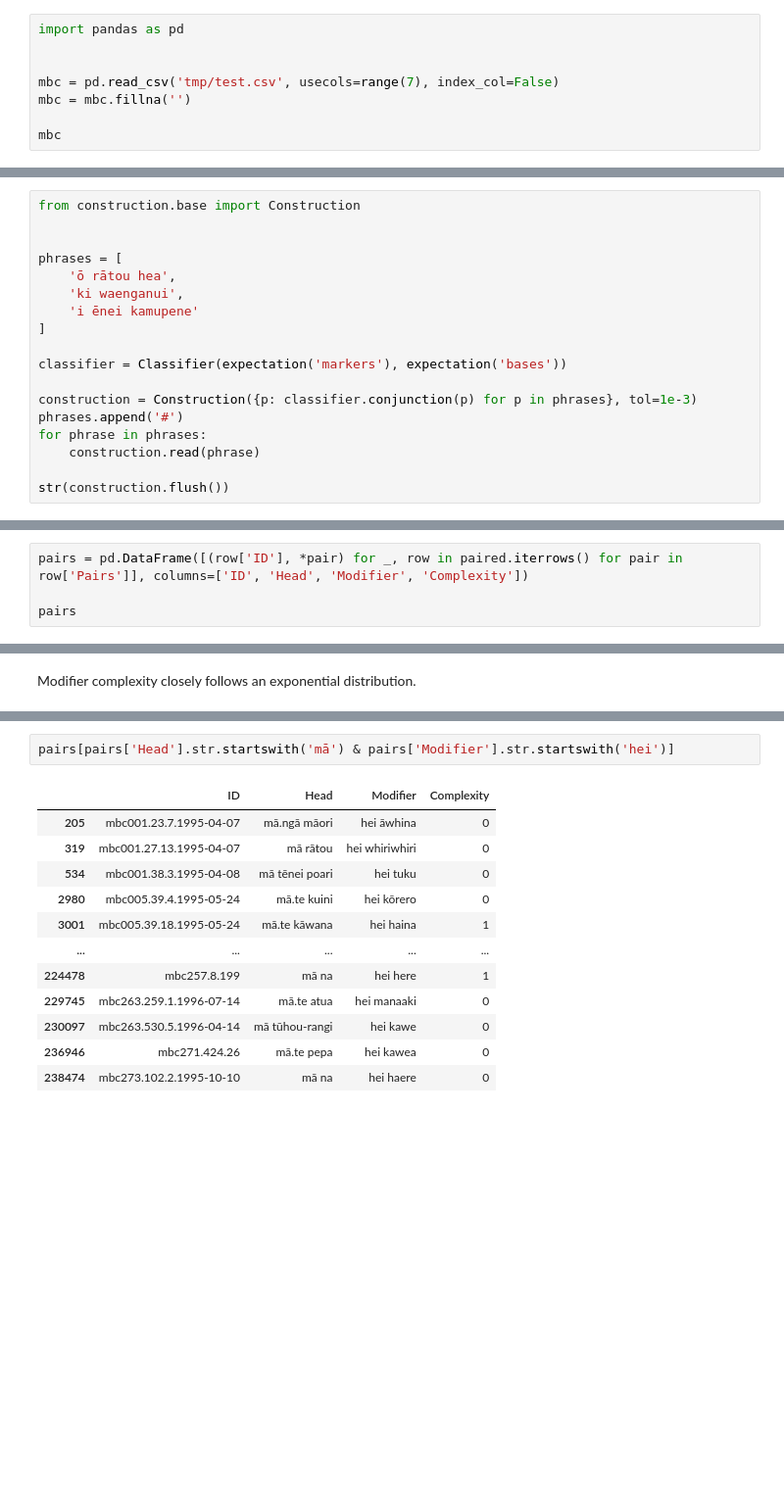
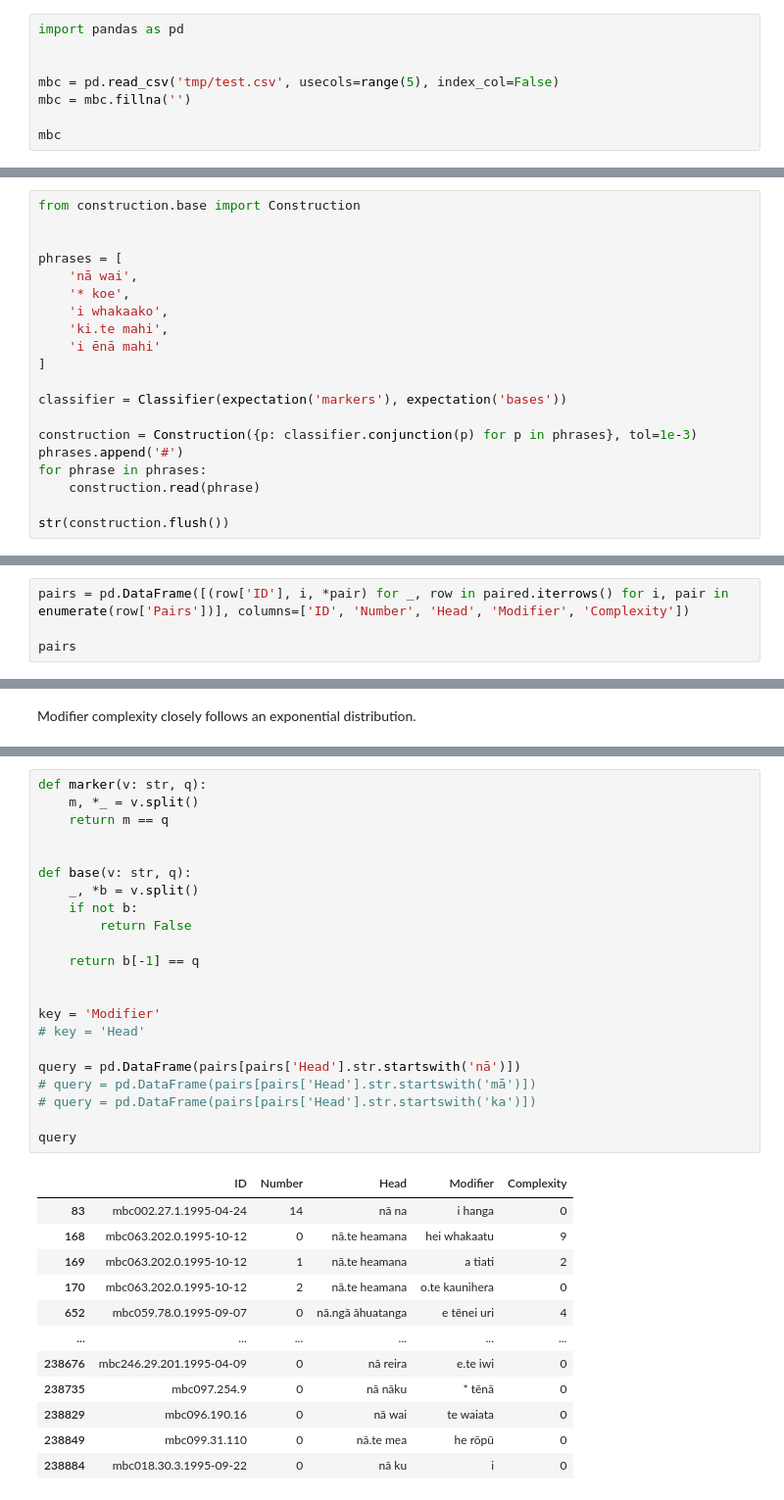
Before and after one commit to connor-taylorbrown/trm-parser, a Jupyter notebook: constructions.ipynb, the cells around one changed output, grey strips where cells are left out. Shown: that part at 98% size. Cells and saved outputs as stored; diff of their text form; blank space fills up the shorter version.

```diff
--- a/constructions.ipynb
+++ b/constructions.ipynb
@@ -2,7 +2,7 @@
 import pandas as pd
 
 
-mbc = pd.read_csv('tmp/test.csv', usecols=range(7), index_col=False)
+mbc = pd.read_csv('tmp/test.csv', usecols=range(5), index_col=False)
 mbc = mbc.fillna('')
 
 mbc
@@ -180,9 +180,11 @@ from construction.base import Construction
 
 
 phrases = [
-    'ō rātou hea',
-    'ki waenganui',
-    'i ēnei kamupene'
+    'nā wai',
+    '* koe',
+    'i whakaako',
+    'ki.te mahi',
+    'i ēnā mahi'
 ]
 
 classifier = Classifier(expectation('markers'), expectation('bases'))
@@ -351,5 +353,5 @@ paired[paired['Phrases'].str.startswith('nā') | paired['Phrases'].str.contains(
 # %%
-pairs = pd.DataFrame([(row['ID'], *pair) for _, row in paired.iterrows() for pair in row['Pairs']], columns=['ID', 'Head', 'Modifier', 'Complexity'])
+pairs = pd.DataFrame([(row['ID'], i, *pair) for _, row in paired.iterrows() for i, pair in enumerate(row['Pairs'])], columns=['ID', 'Number', 'Head', 'Modifier', 'Complexity'])
 
 pairs
 # %% [output]
@@ -378,15 +380,35 @@ plt.show()
 # %%
-pairs[pairs['Head'].str.startswith('mā') & pairs['Modifier'].str.startswith('hei')]
+def marker(v: str, q):
+    m, *_ = v.split()
+    return m == q
+
+
+def base(v: str, q):
+    _, *b = v.split()
+    if not b:
+        return False
+
+    return b[-1] == q
+
+
+key = 'Modifier'
+# key = 'Head'
+
+query = pd.DataFrame(pairs[pairs['Head'].str.startswith('nā')])
+# query = pd.DataFrame(pairs[pairs['Head'].str.startswith('mā')])
+# query = pd.DataFrame(pairs[pairs['Head'].str.startswith('ka')])
+
+query
 # %% [output]
-|  | ID | Head | Modifier | Complexity |
-| 205 | mbc001.23.7.1995-04-07 | mā.ngā māori | hei āwhina | 0 |
-| 319 | mbc001.27.13.1995-04-07 | mā rātou | hei whiriwhiri | 0 |
-| 534 | mbc001.38.3.1995-04-08 | mā tēnei poari | hei tuku | 0 |
-| 2980 | mbc005.39.4.1995-05-24 | mā.te kuini | hei kōrero | 0 |
-| 3001 | mbc005.39.18.1995-05-24 | mā.te kāwana | hei haina | 1 |
-| ... | ... | ... | ... | ... |
-| 224478 | mbc257.8.199 | mā na | hei here | 1 |
-| 229745 | mbc263.259.1.1996-07-14 | mā.te atua | hei manaaki | 0 |
-| 230097 | mbc263.530.5.1996-04-14 | mā tūhou-rangi | hei kawe | 0 |
-| 236946 | mbc271.424.26 | mā.te pepa | hei kawea | 0 |
-| 238474 | mbc273.102.2.1995-10-10 | mā na | hei haere | 0 |
+|  | ID | Number | Head | Modifier | Complexity |
+| 83 | mbc002.27.1.1995-04-24 | 14 | nā na | i hanga | 0 |
+| 168 | mbc063.202.0.1995-10-12 | 0 | nā.te heamana | hei whakaatu | 9 |
+| 169 | mbc063.202.0.1995-10-12 | 1 | nā.te heamana | a tiati | 2 |
+| 170 | mbc063.202.0.1995-10-12 | 2 | nā.te heamana | o.te kaunihera | 0 |
+| 652 | mbc059.78.0.1995-09-07 | 0 | nā.ngā āhuatanga | e tēnei uri | 4 |
+| ... | ... | ... | ... | ... | ... |
+| 238676 | mbc246.29.201.1995-04-09 | 0 | nā reira | e.te iwi | 0 |
+| 238735 | mbc097.254.9 | 0 | nā nāku | * tēnā | 0 |
+| 238829 | mbc096.190.16 | 0 | nā wai | te waiata | 0 |
+| 238849 | mbc099.31.110 | 0 | nā.te mea | he rōpū | 0 |
+| 238884 | mbc018.30.3.1995-09-22 | 0 | nā ku | i | 0 |
```
Also changed, not shown: parts of 42 cells of this notebook, 3 other files.
